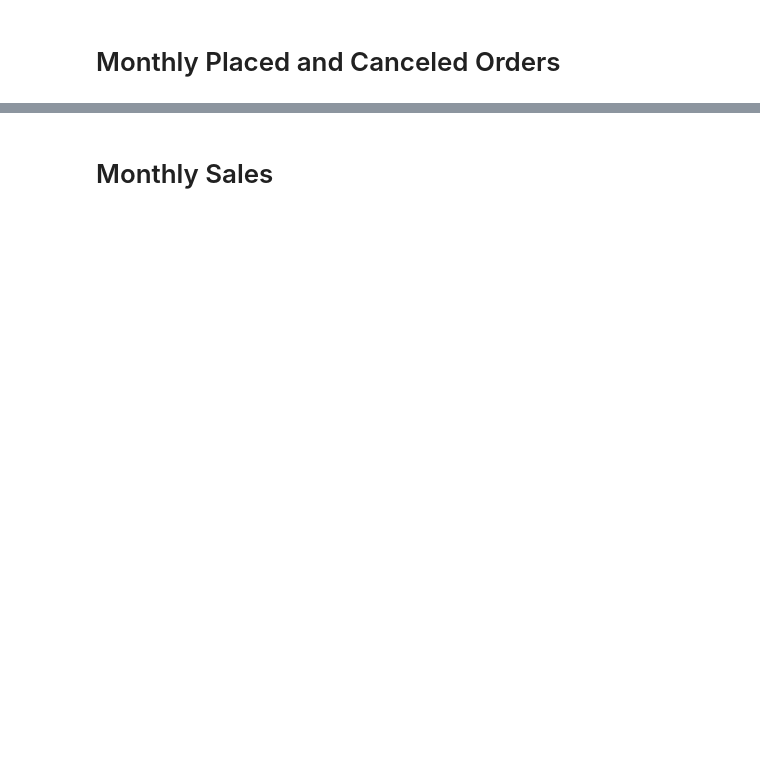
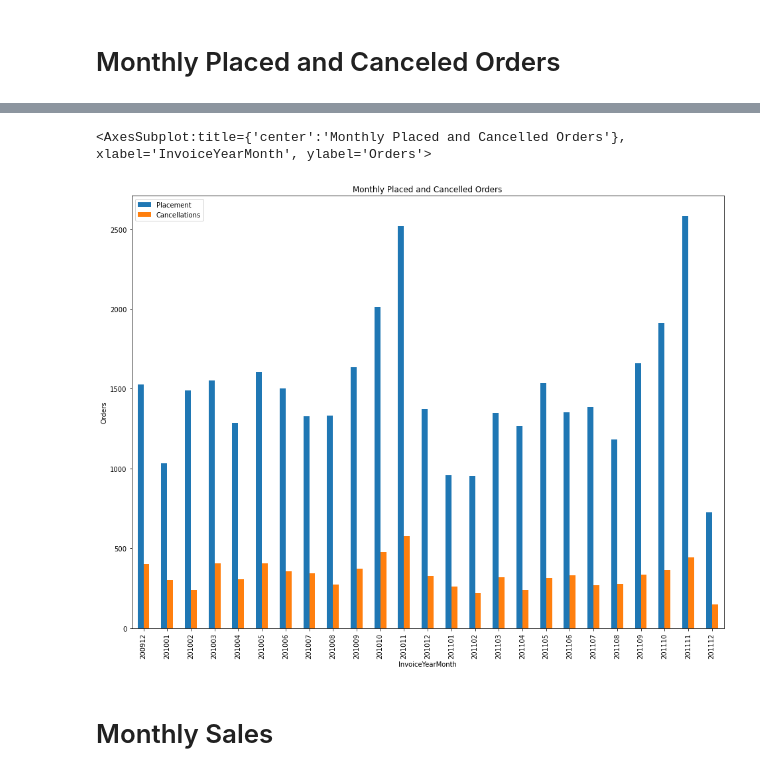
Before and after one commit to jarviscanada/jarvis_data_eng_PrateekAnnaiahgari, a Jupyter notebook: python_data_analytics/retail_data_analytics_wrangling.ipynb, the cells around one changed output, grey strips where cells are left out. Drawn from its saved outputs; the diff is of its cells as text; code cells hidden in the pictures; blank space fills up the shorter version.

```diff
--- a/python_data_analytics/retail_data_analytics_wrangling.ipynb
+++ b/python_data_analytics/retail_data_analytics_wrangling.ipynb
@@ -142,2 +154,17 @@ retail_df = retail_df
+# %%
+retail_df['YYYYMM'] = retail_df['invoice_date'].dt.year.astype(int) * 100 + retail_df['invoice_date'].dt.month.astype(int)
+
+monthlyCancelledOrders_df = retail_df.loc[retail_df['invoice'].str.startswith('C')].groupby(['invoice', 'YYYYMM'], as_index=False).count().groupby('YYYYMM')['invoice'].count()
+
+monthlyPlacedOrders_df = retail_df.groupby(['invoice', 'YYYYMM'], as_index=False).count().groupby('YYYYMM')['invoice'].count() - 2 * monthlyCancelledOrders_df
+
+monthlyOrders_df = pd.concat([monthlyPlacedOrders_df , monthlyCancelledOrders_df], axis = 1)
+monthlyOrders_df.columns = ['Placement', 'Cancellations']
+monthlyOrders_df.head()
+
+monthlyOrders_df.plot(y=["Placement", "Cancellations"], kind="bar", figsize=(16,12), xlabel="InvoiceYearMonth", ylabel="Orders", title="Monthly Placed and Cancelled Orders")
+# %% [output]
+<AxesSubplot:title={'center':'Monthly Placed and Cancelled Orders'}, xlabel='InvoiceYearMonth', ylabel='Orders'>
+[figure, added]
 # %% [markdown]
 # Monthly Sales
```
Also changed, not shown: parts of 31 cells of this notebook.
